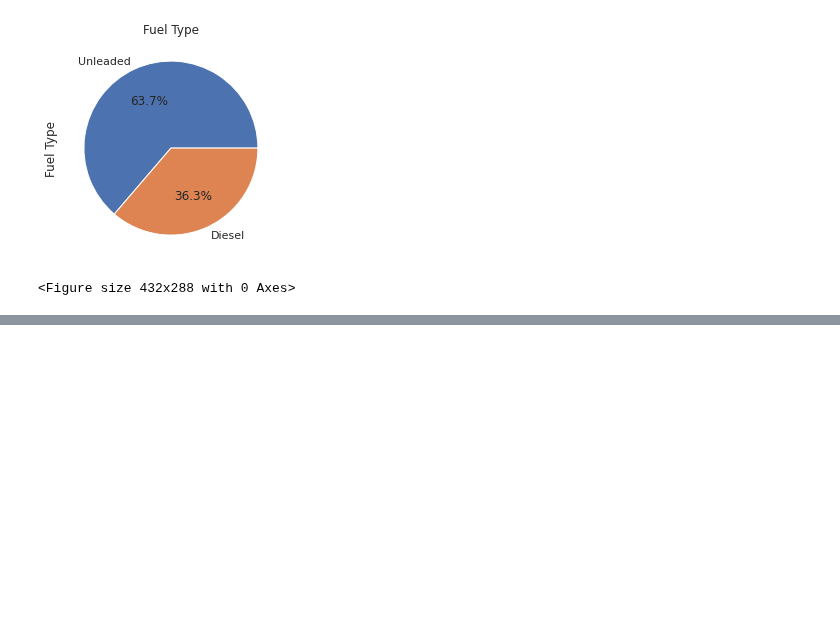
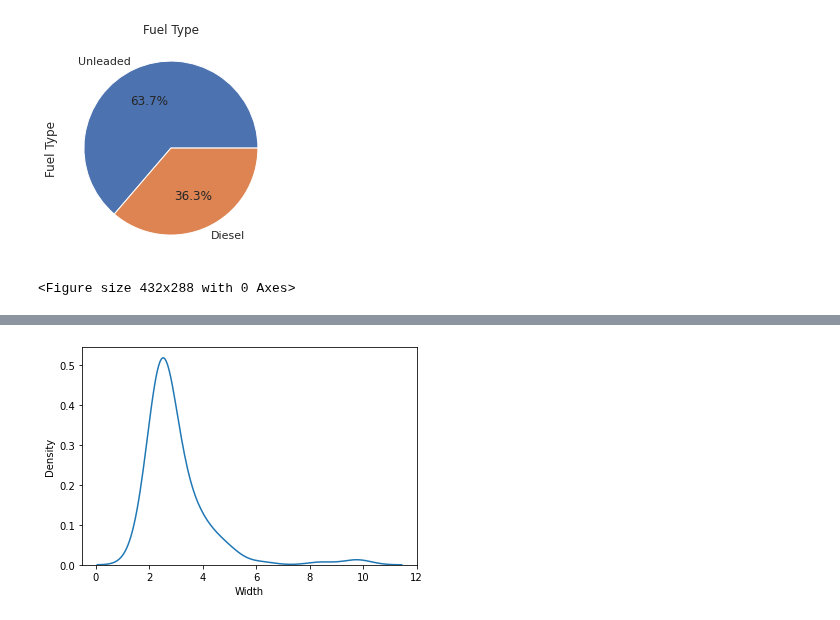
Before and after one commit to Titophilip/DataCamp, a Jupyter notebook: boat_data_analysis.ipynb, the cells around one changed output, grey strips where cells are left out. Drawn from its saved outputs; the diff is of its cells as text; code cells hidden in the pictures; blank space fills up the shorter version.

```diff
--- a/boat_data_analysis.ipynb
+++ b/boat_data_analysis.ipynb
@@ -160,0 +193,5 @@ plt.savefig('Most viewed Boats by Location.png')
+# %%
+sns.kdeplot(data=most_viewed, x='Width')
+plt.show()
+# %% [output]
+[figure, added]
```
Also changed, not shown: parts of 8 cells of this notebook.
